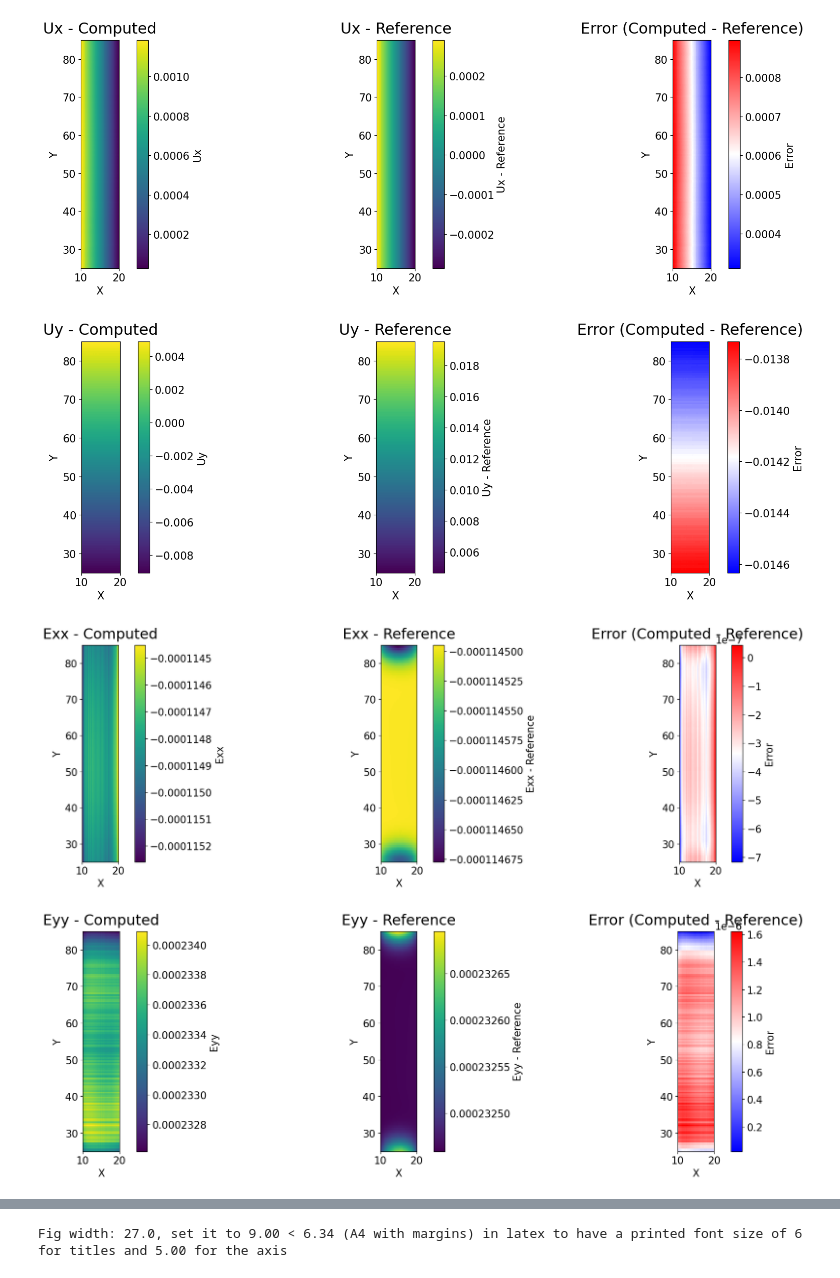
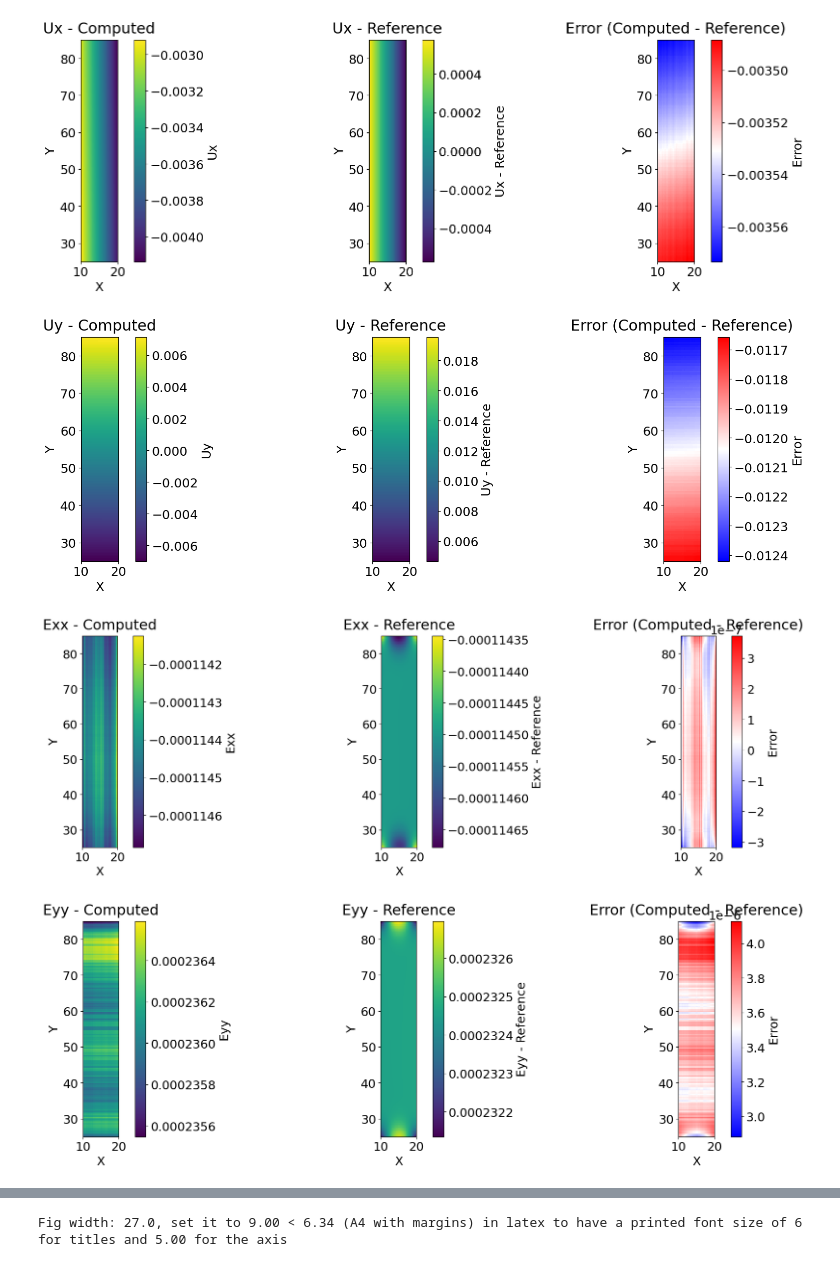
Before and after one commit to nickrummens/PINN-MT2.0, a Jupyter notebook: dogbone/plot/plot_one_run.ipynb, the cells around one changed output, grey strips where cells are left out. Drawn from its saved outputs; the diff is of its cells as text; code cells hidden in the pictures.

```diff
--- a/dogbone/plot/plot_one_run.ipynb
+++ b/dogbone/plot/plot_one_run.ipynb
@@ -177,7 +177,7 @@ interpolators = [RegularGridInterpolator((x_grid, y_grid),
                  for i in range(solution_val.shape[1])]
 func = lambda x: np.array([interp((x[:, 0], x[:, 1])) for interp in interpolators]).T
 
-x_plot = np.linspace(offs_x, offs_x + x_max_ROI , 40)
+x_plot = np.linspace(0, 20, 40)
 y_plot = np.linspace(offs_y, offs_y + y_max_ROI , 140)
 
 X, Y = np.meshgrid(x_plot, y_plot)
@@ -239,34 +239,34 @@ for fid in fields_plotted:
     difference = computed_values - reference_values
 
     # Create a figure with three subplots
     fig, axes = plt.subplots(1, 3, figsize=(20, 6))  # 1 row, 3 columns
 
     # First plot (left) - Computed values
     im1 = axes[0].imshow(computed_values, cmap='viridis', interpolation='nearest', extent=[10, 20, 25, 85], origin='lower')
     axes[0].set_title(f"{field_name} - Computed", pad=10)
     axes[0].set_xlabel("X")
     axes[0].set_ylabel("Y")
     fig.colorbar(im1, ax=axes[0], label=f"{field_name}")
 
     # Second plot (middle) - Reference values
     im2 = axes[1].imshow(reference_values, cmap='viridis', interpolation='nearest', extent=[10, 20, 25, 85], origin='lower')
     axes[1].set_title(f"{field_name} - Reference", pad=10)
     axes[1].set_xlabel("X")
     axes[1].set_ylabel("Y")
     fig.colorbar(im2, ax=axes[1], label=f"{field_name} - Reference")
 
     # Third plot (right) - Errors
     im3 = axes[2].imshow(difference, cmap='bwr', interpolation='nearest', extent=[10, 20, 25, 85], origin='lower')
     axes[2].set_title(f"Error (Computed - Reference)", pad=10)
     axes[2].set_xlabel("X")
     axes[2].set_ylabel("Y")
     fig.colorbar(im3, ax=axes[2], label="Error")
 
     # Show the figure
     plt.tight_layout()  # Adjust layout to prevent overlap
     plt.show()
 # %% [output]
-[figure, old version]
+[figure, new version]
-[figure, old version]
+[figure, new version]
-[figure, old version]
+[figure, new version]
-[figure, old version]
+[figure, new version]
```
Also changed, not shown: parts of 3 cells of this notebook, 12 other files.
